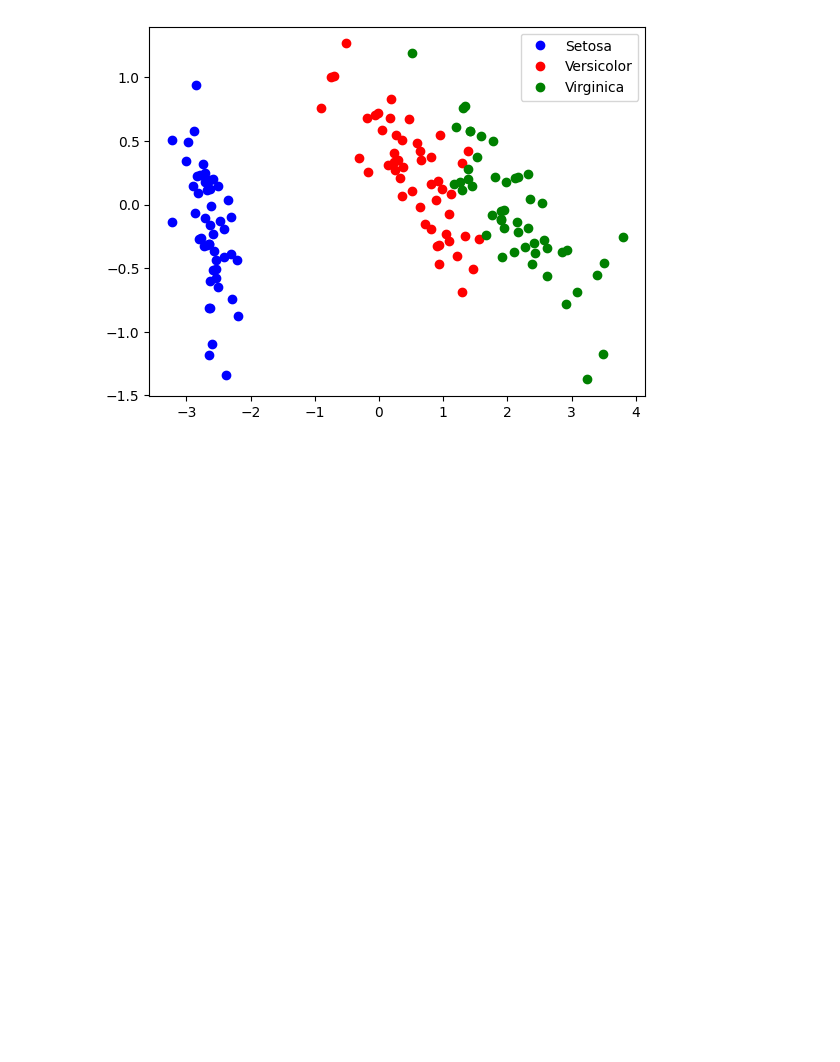
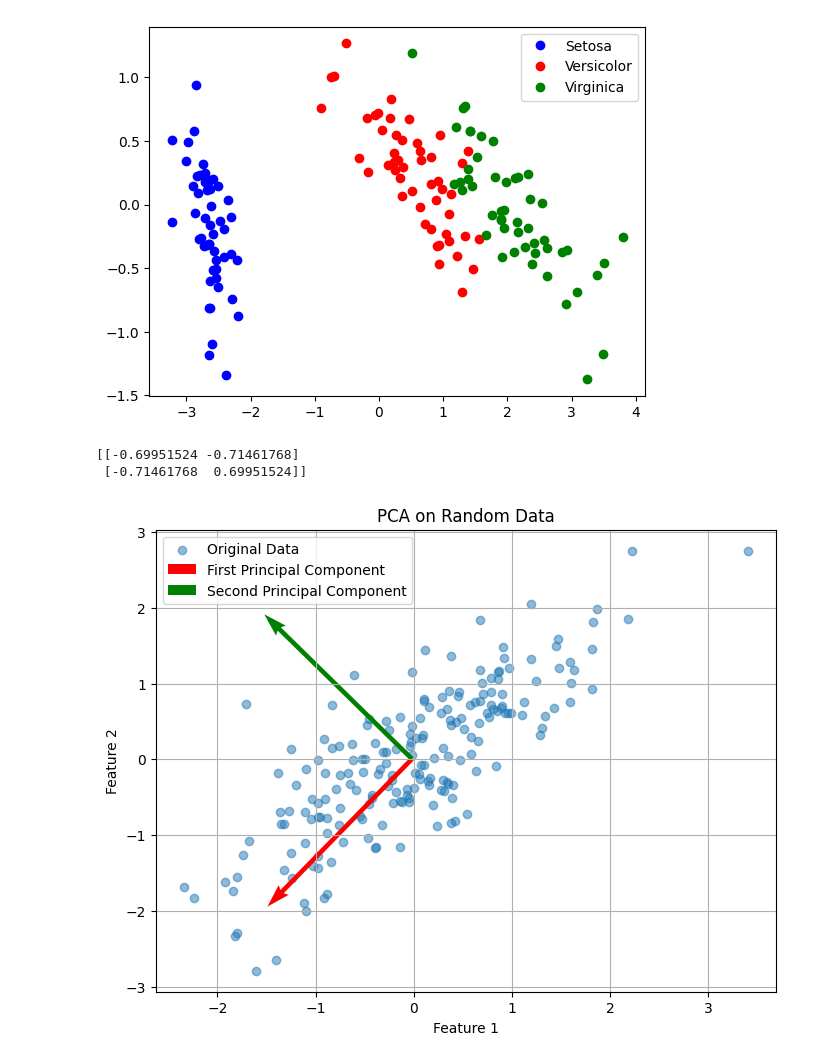
Before and after one commit to PyML-studio/ml-algos, a Jupyter notebook: PCA/pca_eigen.ipynb, the cells around one changed output. Saved outputs shown, nothing was run; the diff lists cells and outputs as text; code cells hidden in the pictures; blank space fills up the shorter version.

```diff
--- a/PCA/pca_eigen.ipynb
+++ b/PCA/pca_eigen.ipynb
@@ -75,3 +75,41 @@ plt.show()
 Shape of X: (150, 4)
 Shape of transformed X: (150, 2)
 [figure]
+# %%
+import numpy as np
+import matplotlib.pyplot as plt
+
+# Step 1: Generate random data
+np.random.seed(42)
+mean = [0, 0]
+cov = [[1, 0.8], [0.8, 1]]  # diagonal covariance
+data = np.random.multivariate_normal(mean, cov, 200)
+
+# Step 3: Visualize the original data and principal components
+plt.figure(figsize=(8, 6))
+
+# Original data
+plt.scatter(data[:, 0], data[:, 1], alpha=0.5, label='Original Data')
+
+
+# Step 2: Apply PCA
+pca = PCA(n_components=2)
+pca.fit(data)
+transformed_data = pca.transform(data)
+print(pca.components)
+
+# Principal components
+origin = np.mean(data, axis=0)
+plt.quiver(*origin, *pca.components[0], color='r', scale=3, label='First Principal Component')
+plt.quiver(*origin, *pca.components[1], color='g', scale=3, label='Second Principal Component')
+
+plt.xlabel('Feature 1')
+plt.ylabel('Feature 2')
+plt.legend()
+plt.title('PCA on Random Data')
+plt.grid(True)
+plt.show()
+# %% [output]
+[[-0.69951524 -0.71461768]
+ [-0.71461768  0.69951524]]
+[figure, added]
```
